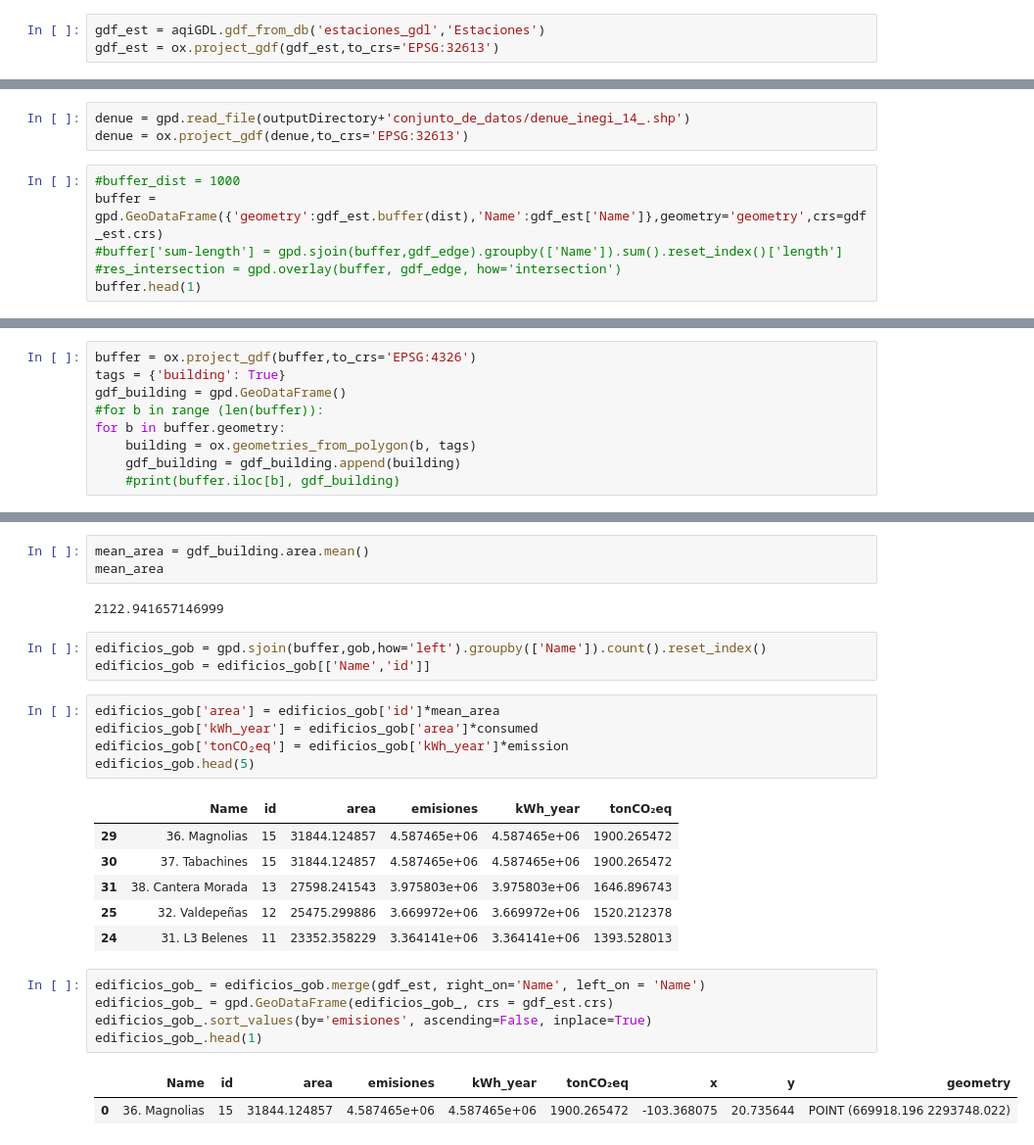
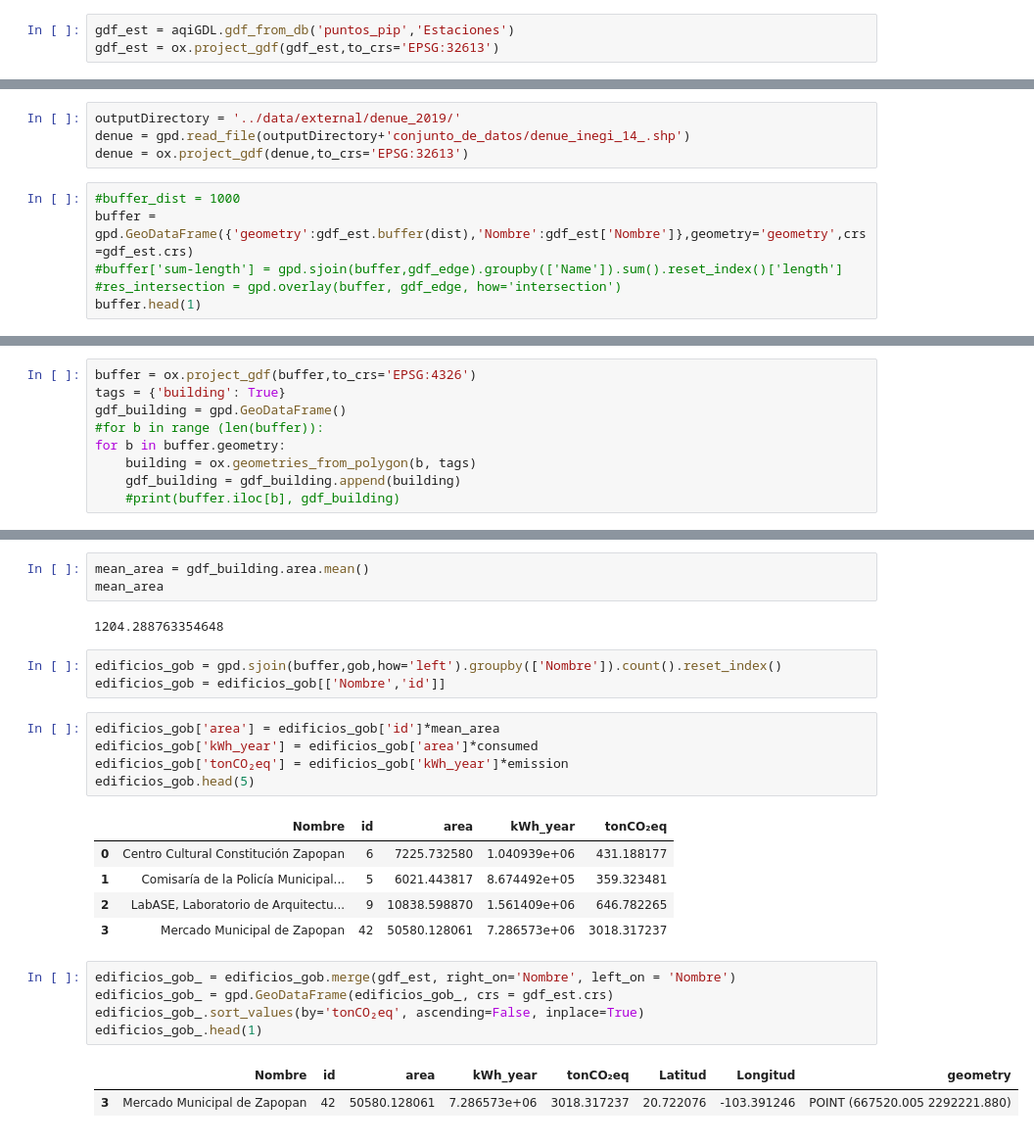
Before and after one commit to lac-analytics/gdlaire, a Jupyter notebook: notebooks/06-EmisionesEdificios.ipynb, the cells around one changed output, grey strips where cells are left out. Shown at 98% size. Saved outputs shown, nothing was run; the diff lists cells and outputs as text.

```diff
--- a/notebooks/06-EmisionesEdificios.ipynb
+++ b/notebooks/06-EmisionesEdificios.ipynb
@@ -40,5 +45,5 @@ consumed = 144.06 #Per roof median emission kWh/m²/yr https://insights.sustaina
 emission = 0.00041423 #total carbon intensity tCO2e/kWh https://insights.sustainability.google/places/ChIJOwV0Q_qxKIQR7NCkjDwfR-k/buildings
 dist = 1000 #Catchment area in sq m.
 # %%
-gdf_est = aqiGDL.gdf_from_db('estaciones_gdl','Estaciones')
+gdf_est = aqiGDL.gdf_from_db('puntos_pip','Estaciones')
 gdf_est = ox.project_gdf(gdf_est,to_crs='EPSG:32613')
@@ -71,11 +81,12 @@ for i in range(len(gdf_est)):
 gdf_ = pd.concat(data, ignore_index=True)
 edges = pd.concat(edges_data, ignore_index=True)
 # %%
+outputDirectory = '../data/external/denue_2019/'
 denue = gpd.read_file(outputDirectory+'conjunto_de_datos/denue_inegi_14_.shp')
 denue = ox.project_gdf(denue,to_crs='EPSG:32613')
 # %%
 #buffer_dist = 1000
-buffer = gpd.GeoDataFrame({'geometry':gdf_est.buffer(dist),'Name':gdf_est['Name']},geometry='geometry',crs=gdf_est.crs)
+buffer = gpd.GeoDataFrame({'geometry':gdf_est.buffer(dist),'Nombre':gdf_est['Nombre']},geometry='geometry',crs=gdf_est.crs)
 #buffer['sum-length'] = gpd.sjoin(buffer,gdf_edge).groupby(['Name']).sum().reset_index()['length']
 #res_intersection = gpd.overlay(buffer, gdf_edge, how='intersection')
 buffer.head(1)
@@ -155,28 +166,27 @@ gdf_building.head(5)
 mean_area = gdf_building.area.mean()
 mean_area
 # %% [output]
-2122.941657146999
+1204.288763354648
 # %%
-edificios_gob = gpd.sjoin(buffer,gob,how='left').groupby(['Name']).count().reset_index()
-edificios_gob = edificios_gob[['Name','id']]
+edificios_gob = gpd.sjoin(buffer,gob,how='left').groupby(['Nombre']).count().reset_index()
+edificios_gob = edificios_gob[['Nombre','id']]
 # %%
 edificios_gob['area'] = edificios_gob['id']*mean_area
 edificios_gob['kWh_year'] = edificios_gob['area']*consumed
 edificios_gob['tonCO₂eq'] = edificios_gob['kWh_year']*emission
 edificios_gob.head(5)
 # %% [output]
-|  | Name | id | area | emisiones | kWh_year | tonCO₂eq |
-| 29 | 36. Magnolias | 15 | 31844.124857 | 4.587465e+06 | 4.587465e+06 | 1900.265472 |
-| 30 | 37. Tabachines | 15 | 31844.124857 | 4.587465e+06 | 4.587465e+06 | 1900.265472 |
-| 31 | 38. Cantera Morada | 13 | 27598.241543 | 3.975803e+06 | 3.975803e+06 | 1646.896743 |
-| 25 | 32. Valdepeñas | 12 | 25475.299886 | 3.669972e+06 | 3.669972e+06 | 1520.212378 |
-| 24 | 31. L3 Belenes | 11 | 23352.358229 | 3.364141e+06 | 3.364141e+06 | 1393.528013 |
+|  | Nombre | id | area | kWh_year | tonCO₂eq |
+| 0 | Centro Cultural Constitución Zapopan | 6 | 7225.732580 | 1.040939e+06 | 431.188177 |
+| 1 | Comisaría de la Policía Municipal... | 5 | 6021.443817 | 8.674492e+05 | 359.323481 |
+| 2 | LabASE, Laboratorio de Arquitectu... | 9 | 10838.598870 | 1.561409e+06 | 646.782265 |
+| 3 | Mercado Municipal de Zapopan | 42 | 50580.128061 | 7.286573e+06 | 3018.317237 |
 # %%
-edificios_gob_ = edificios_gob.merge(gdf_est, right_on='Name', left_on = 'Name')
+edificios_gob_ = edificios_gob.merge(gdf_est, right_on='Nombre', left_on = 'Nombre')
 edificios_gob_ = gpd.GeoDataFrame(edificios_gob_, crs = gdf_est.crs)
-edificios_gob_.sort_values(by='emisiones', ascending=False, inplace=True)
+edificios_gob_.sort_values(by='tonCO₂eq', ascending=False, inplace=True)
 edificios_gob_.head(1)
 # %% [output]
-|  | Name | id | area | emisiones | kWh_year | tonCO₂eq | x | y | geometry |
-| 0 | 36. Magnolias | 15 | 31844.124857 | 4.587465e+06 | 4.587465e+06 | 1900.265472 | -103.368075 | 20.735644 | POINT (669918.196 2293748.022) |
+|  | Nombre | id | area | kWh_year | tonCO₂eq | Latitud | Longitud | geometry |
+| 3 | Mercado Municipal de Zapopan | 42 | 50580.128061 | 7.286573e+06 | 3018.317237 | 20.722076 | -103.391246 | POINT (667520.005 2292221.880) |
 # %%
```
Also changed, not shown: parts of 14 cells of this notebook, 5 other files.
